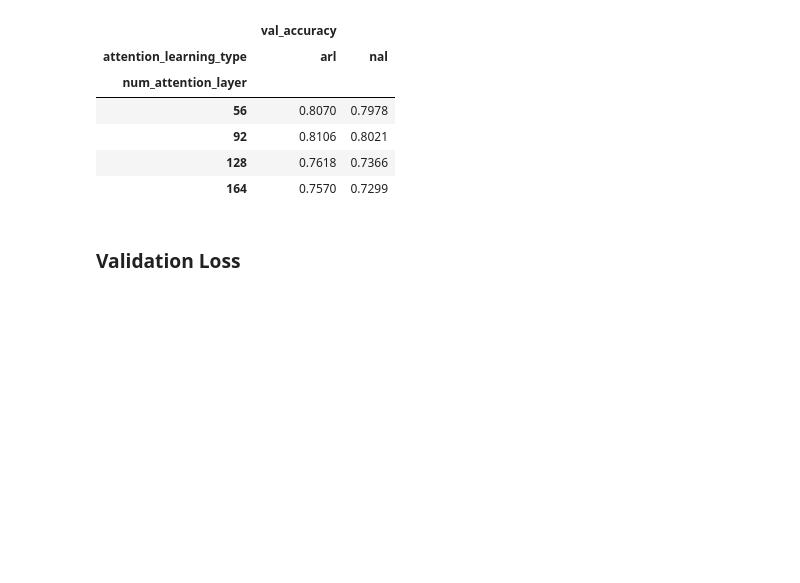
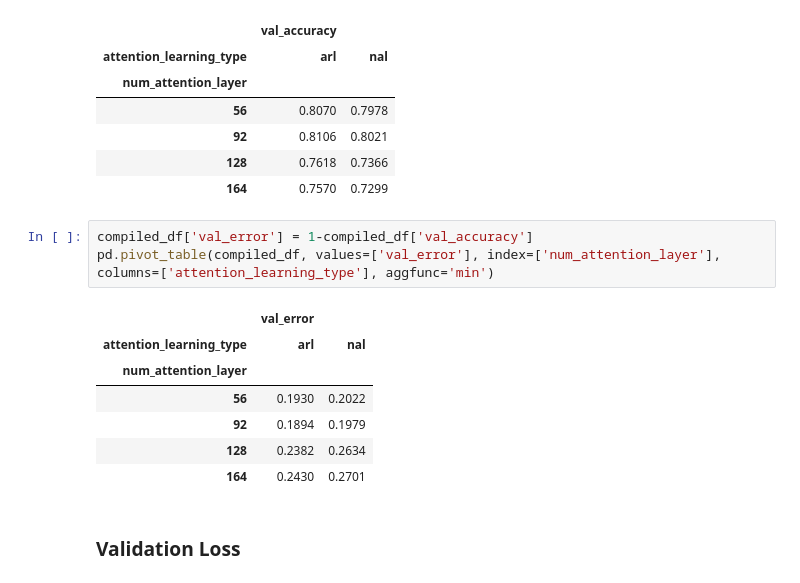
Before and after one commit to NERDecbm4040/recreating-residual-attention-network, a Jupyter notebook: nbks/arl_nal_comparison/Analysis-ARL-vs-NAL.ipynb, the cells around one changed output. Cells and saved outputs as stored; diff of their text form; blank space fills up the shorter version.

```diff
--- a/nbks/arl_nal_comparison/Analysis-ARL-vs-NAL.ipynb
+++ b/nbks/arl_nal_comparison/Analysis-ARL-vs-NAL.ipynb
@@ -76,6 +90,17 @@ pd.pivot_table(compiled_df, values=['val_accuracy'], index=['num_attention_layer
 | 92 | 0.8106 | 0.8021 |
 | 128 | 0.7618 | 0.7366 |
 | 164 | 0.7570 | 0.7299 |
+# %%
+compiled_df['val_error'] = 1-compiled_df['val_accuracy']
+pd.pivot_table(compiled_df, values=['val_error'], index=['num_attention_layer'], columns=['attention_learning_type'], aggfunc='min')
+# %% [output]
+|  | val_error |  |
+| attention_learning_type | arl | nal |
+| num_attention_layer |  |  |
+| 56 | 0.1930 | 0.2022 |
+| 92 | 0.1894 | 0.1979 |
+| 128 | 0.2382 | 0.2634 |
+| 164 | 0.2430 | 0.2701 |
 # %% [markdown]
 ### Validation Loss
 # %%
```
Also changed, not shown: parts of 3 cells of this notebook.
